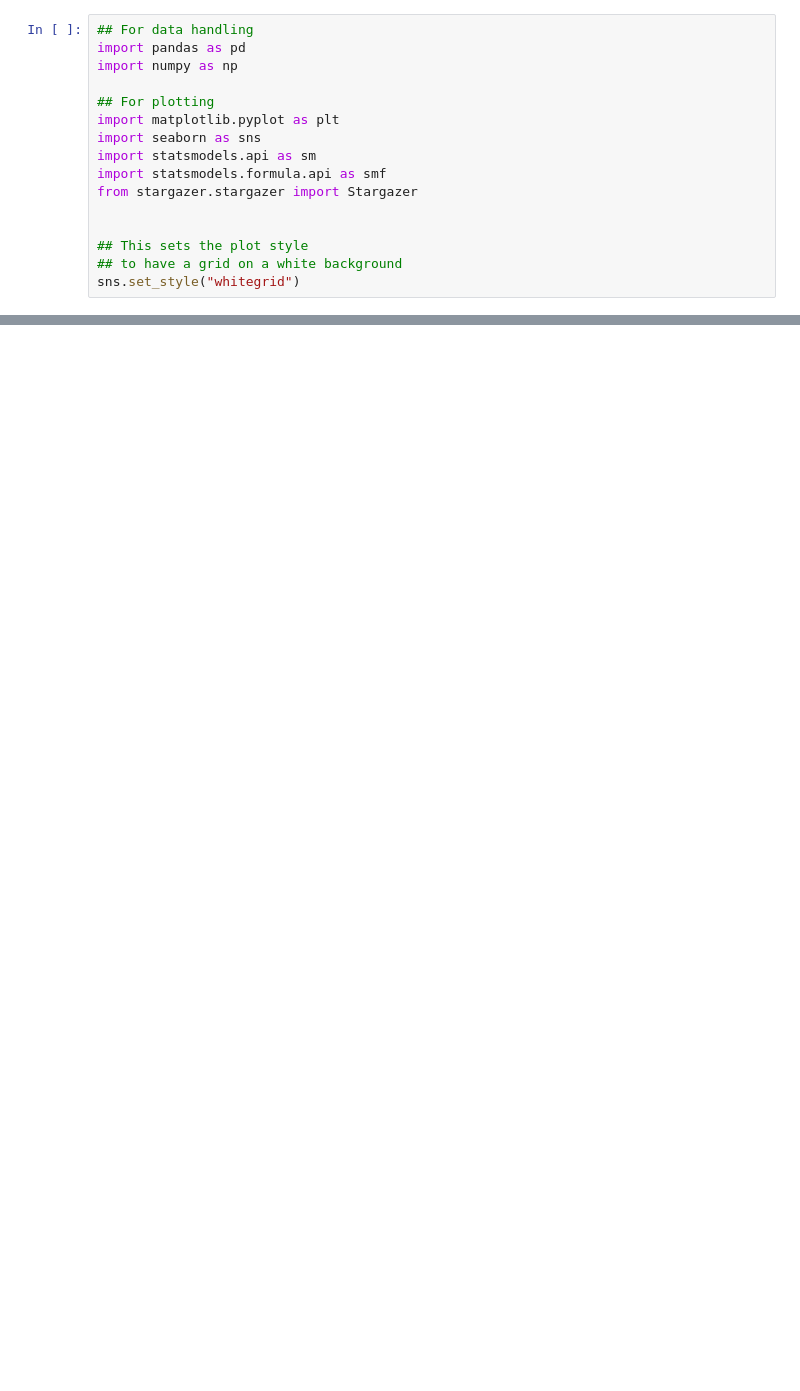
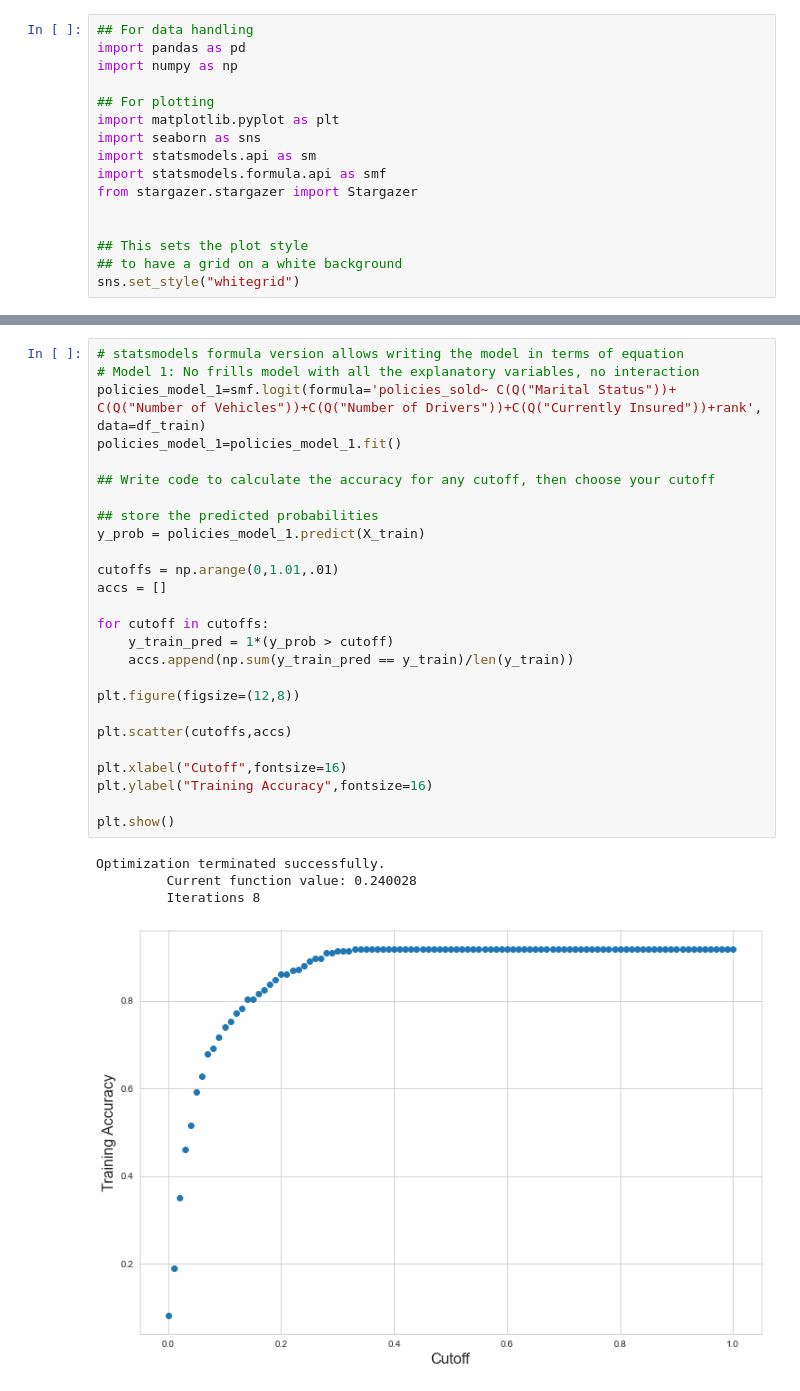
Before and after one commit to SiddharthaSBora/bootcamp-project, a Jupyter notebook: 1-analysis/2-logit-models.ipynb, the cells around one changed output, grey strips where cells are left out. Cells and saved outputs as stored; diff of their text form; blank space fills up the shorter version.

Commit message:
logit models

```diff
--- a/1-analysis/2-logit-models.ipynb
+++ b/1-analysis/2-logit-models.ipynb
@@ -32,0 +52,31 @@ df.head()
+# %%
+# statsmodels formula version allows writing the model in terms of equation
+# Model 1: No frills model with all the explanatory variables, no interaction
+policies_model_1=smf.logit(formula='policies_sold~ C(Q("Marital Status"))+ C(Q("Number of Vehicles"))+C(Q("Number of Drivers"))+C(Q("Currently Insured"))+rank', data=df_train)
+policies_model_1=policies_model_1.fit()
+
+## Write code to calculate the accuracy for any cutoff, then choose your cutoff
+
+## store the predicted probabilities
+y_prob = policies_model_1.predict(X_train)
+
+cutoffs = np.arange(0,1.01,.01)
+accs = []
+
+for cutoff in cutoffs:
+    y_train_pred = 1*(y_prob > cutoff)
+    accs.append(np.sum(y_train_pred == y_train)/len(y_train))
+
+plt.figure(figsize=(12,8))
+
+plt.scatter(cutoffs,accs)
+
+plt.xlabel("Cutoff",fontsize=16)
+plt.ylabel("Training Accuracy",fontsize=16)
+
+plt.show()
+# %% [output]
+Optimization terminated successfully.
+         Current function value: 0.240028
+         Iterations 8
+[figure, added]
```
Also changed, not shown: parts of 45 cells of this notebook.
